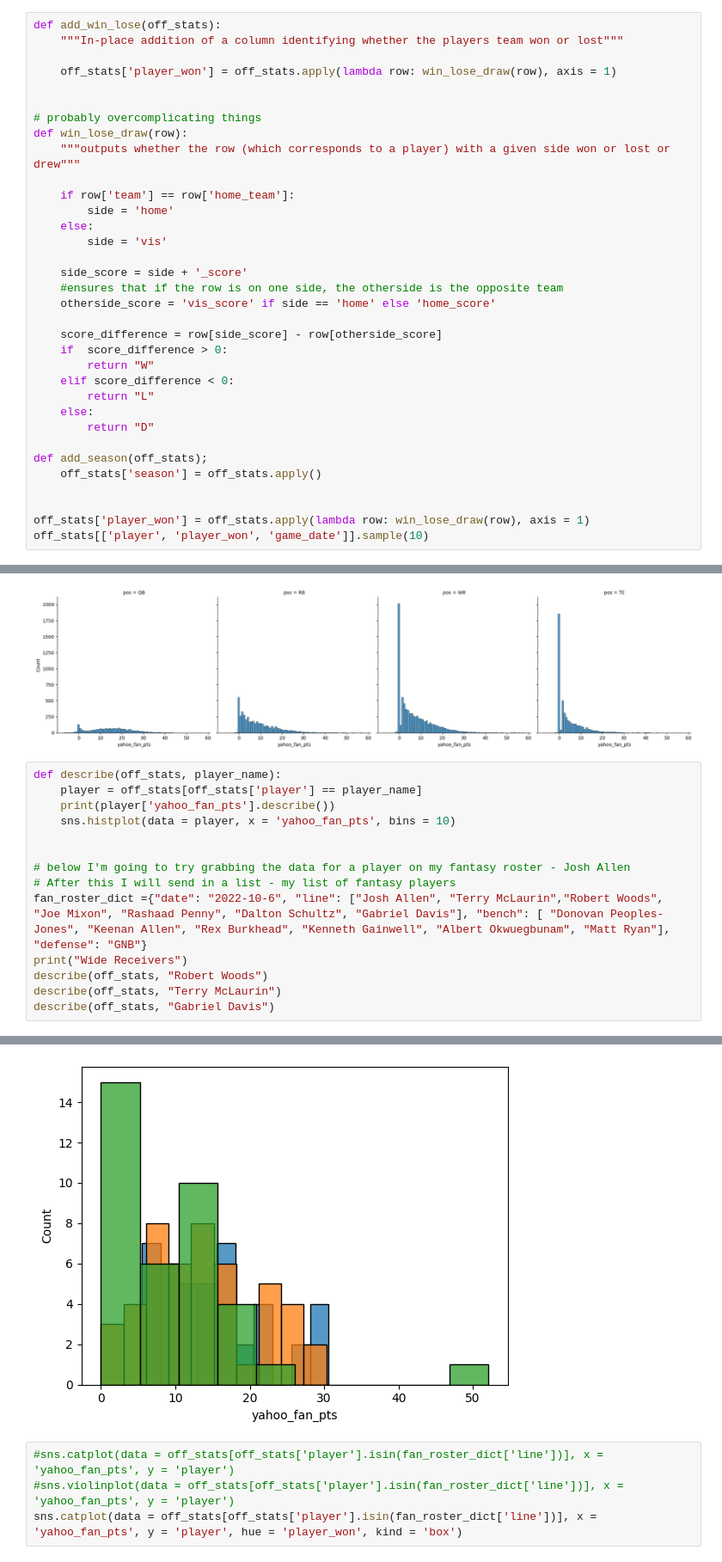
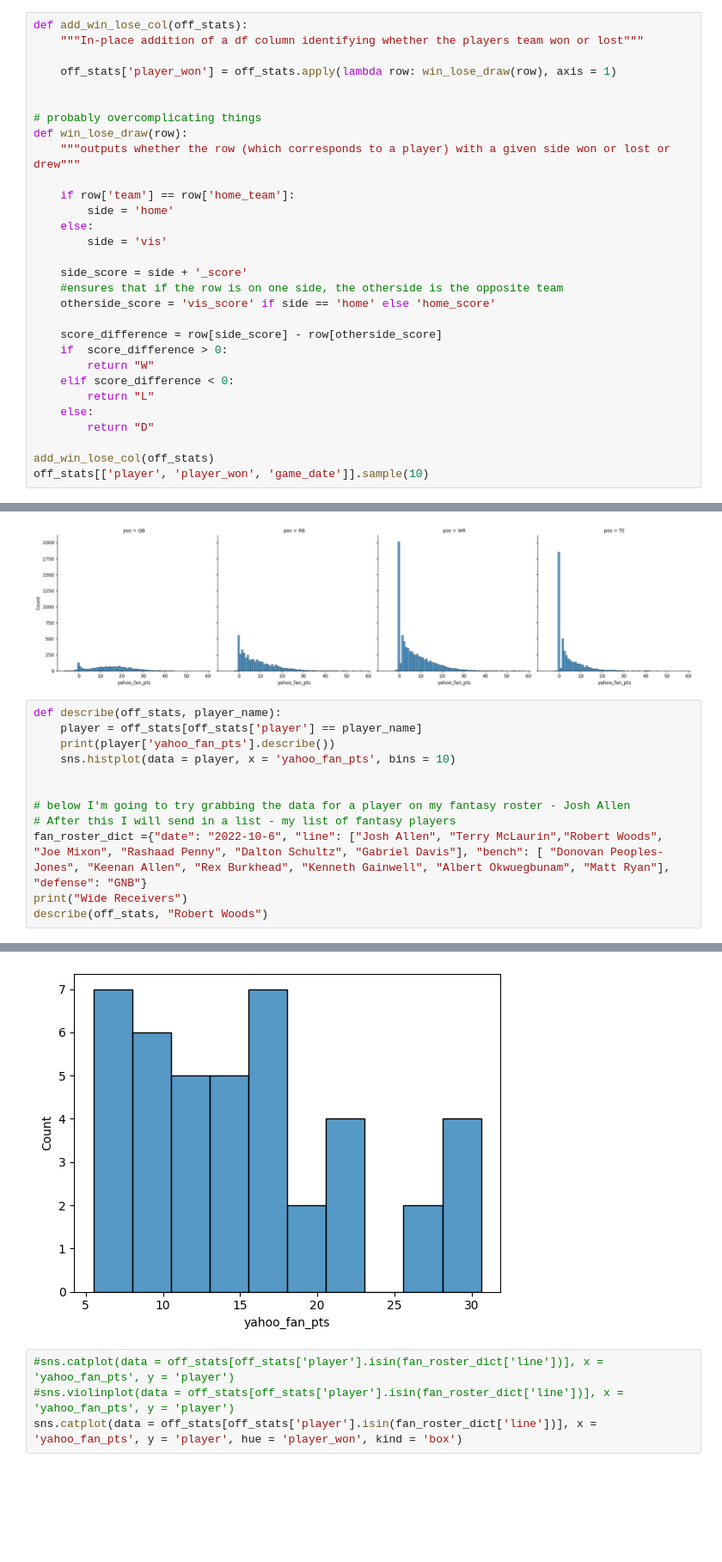
Before and after one commit to rbtessier/nfl-analysis, a Jupyter notebook: nfl_fantasy_eda.ipynb, the cells around one changed output, grey strips where cells are left out. Shown: that part at 86% size. Saved outputs shown, nothing was run; the diff lists cells and outputs as text; blank space fills up the shorter version.

```diff
--- a/nfl_fantasy_eda.ipynb
+++ b/nfl_fantasy_eda.ipynb
@@ -63,7 +69,7 @@ fan_off_points = pd.read_csv("fan_off_points.csv", index_col= "stat_code")
 off_stats['game_date'] = pd.to_datetime(off_stats['game_date'])
 # %%
-def add_win_lose(off_stats):
-    """In-place addition of a column identifying whether the players team won or lost"""
+def add_win_lose_col(off_stats):
+    """In-place addition of a df column identifying whether the players team won or lost"""
 
     off_stats['player_won'] = off_stats.apply(lambda row: win_lose_draw(row), axis = 1)
 
@@ -89,11 +95,7 @@ def win_lose_draw(row):
     else:
         return "D"
 
-def add_season(off_stats);
-    off_stats['season'] = off_stats.apply()
-
-
-off_stats['player_won'] = off_stats.apply(lambda row: win_lose_draw(row), axis = 1)
+add_win_lose_col(off_stats)
 off_stats[['player', 'player_won', 'game_date']].sample(10)
 # %% [output]
 |  | player | player_won | game_date |
@@ -176,8 +178,6 @@ def describe(off_stats, player_name):
 fan_roster_dict ={"date": "2022-10-6", "line": ["Josh Allen", "Terry McLaurin","Robert Woods", "Joe Mixon", "Rashaad Penny", "Dalton Schultz", "Gabriel Davis"], "bench": [ "Donovan Peoples-Jones", "Keenan Allen", "Rex Burkhead", "Kenneth Gainwell", "Albert Okwuegbunam", "Matt Ryan"], "defense": "GNB"}
 print("Wide Receivers")
 describe(off_stats, "Robert Woods")
-describe(off_stats, "Terry McLaurin")
-describe(off_stats, "Gabriel Davis")
 # %% [output]
 Wide Receivers
 count    42.000000
@@ -199,4 +192,4 @@ Name: yahoo_fan_pts, dtype: float64
-[figure, old version]
+[figure, new version]
 # %%
 #sns.catplot(data = off_stats[off_stats['player'].isin(fan_roster_dict['line'])], x = 'yahoo_fan_pts', y = 'player')
 #sns.violinplot(data = off_stats[off_stats['player'].isin(fan_roster_dict['line'])], x = 'yahoo_fan_pts', y = 'player')
```
Also changed, not shown: parts of 17 cells of this notebook, 1 other file.
